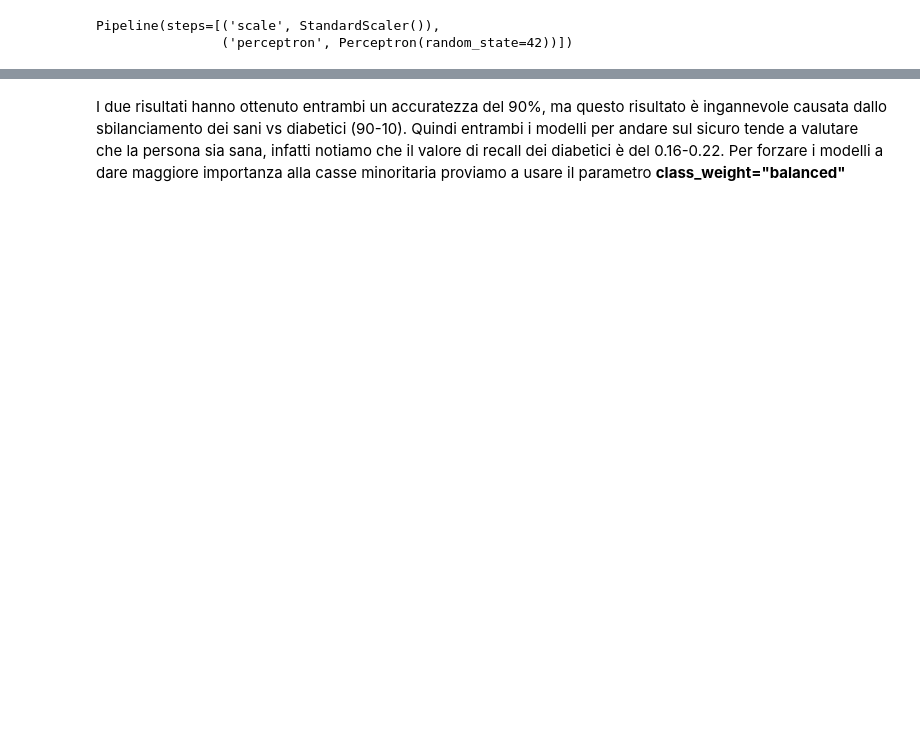
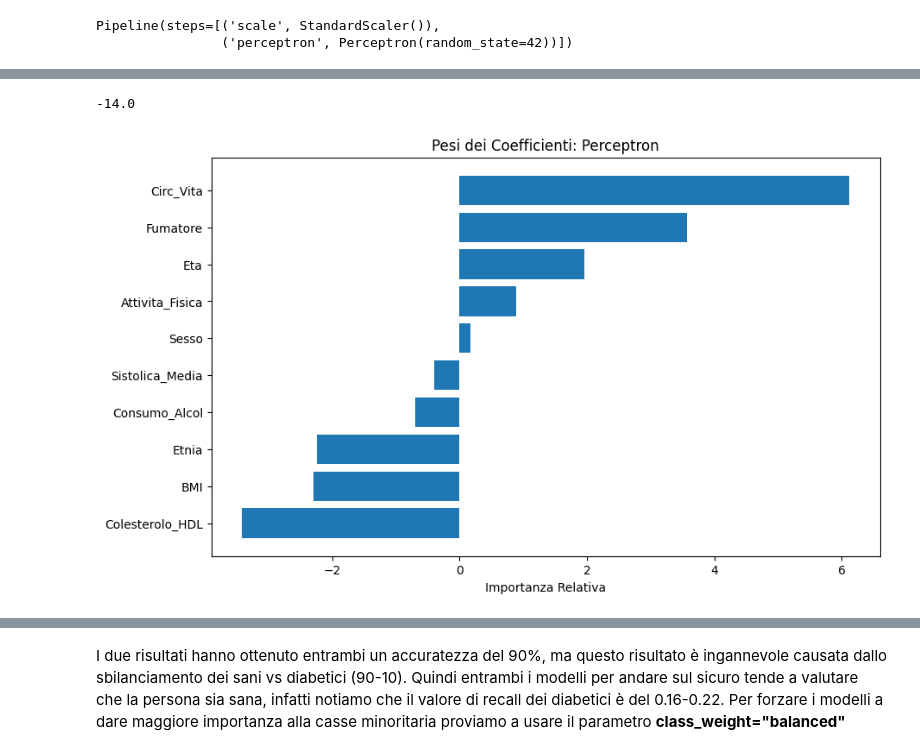
Before and after one commit to Emiyaye/ProgettoDataIntensive2025-2026, a Jupyter notebook: progetto_data_intendive.ipynb, the cells around one changed output, grey strips where cells are left out. Drawn from its saved outputs; the diff is of its cells as text; code cells hidden in the pictures; blank space fills up the shorter version.

```diff
--- a/progetto_data_intendive.ipynb
+++ b/progetto_data_intendive.ipynb
@@ -457,5 +455,24 @@ weighted avg       0.87      0.89      0.88      1963
 Matrice di Confusione:
 [[1711   78]
  [ 135   39]]
+# %%
+def show_feature_importance(model, named_step, name , X):
+    weight = model.named_steps[named_step].coef_[0]
+    feature_names = X.columns
+
+    df = pd.DataFrame({"Feature": feature_names, "Pesi": weight})
+    df = df.sort_values(by="Pesi", ascending=True)
+
+    plt.figure(figsize=(10, 6))
+    plt.barh(df["Feature"], df["Pesi"])
+    plt.title(f"Pesi dei Coefficienti: {name}")
+    plt.xlabel("Importanza Relativa")
+    plt.show()
+# %%
+print(pc_std.named_steps["perceptron"].intercept_[0])
+show_feature_importance(pc_std, "perceptron", "Perceptron", X)
+# %% [output]
+-14.0
+[figure, added]
 # %%
 lr_std =  Pipeline([
```
Also changed, not shown: parts of 19 cells of this notebook.
